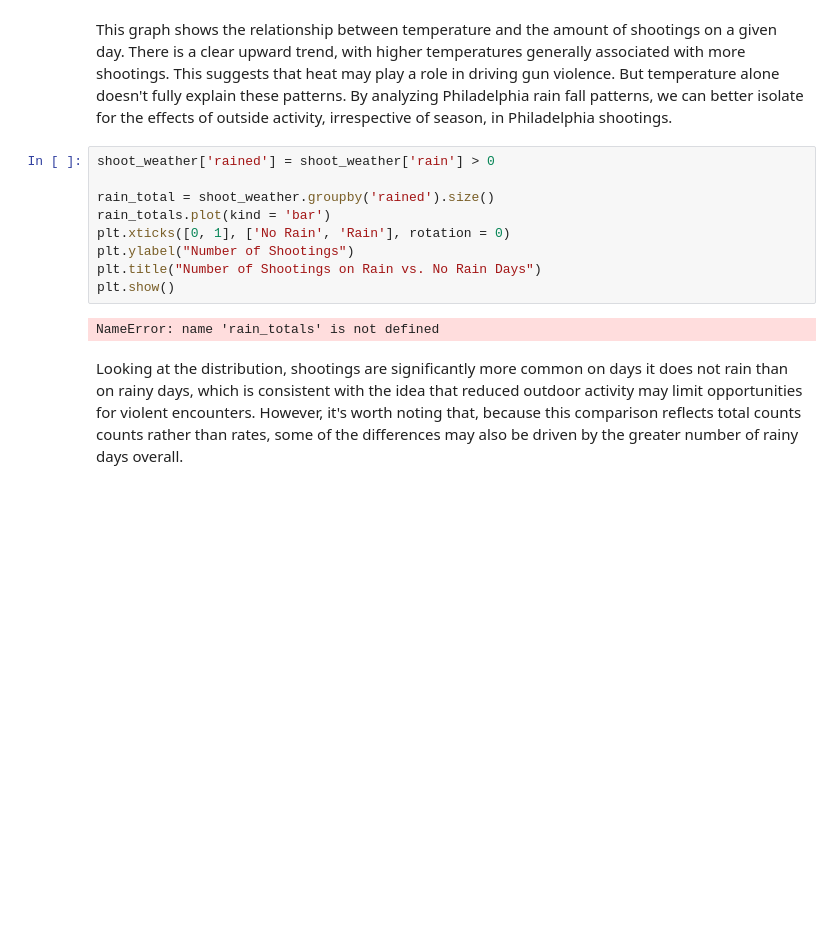
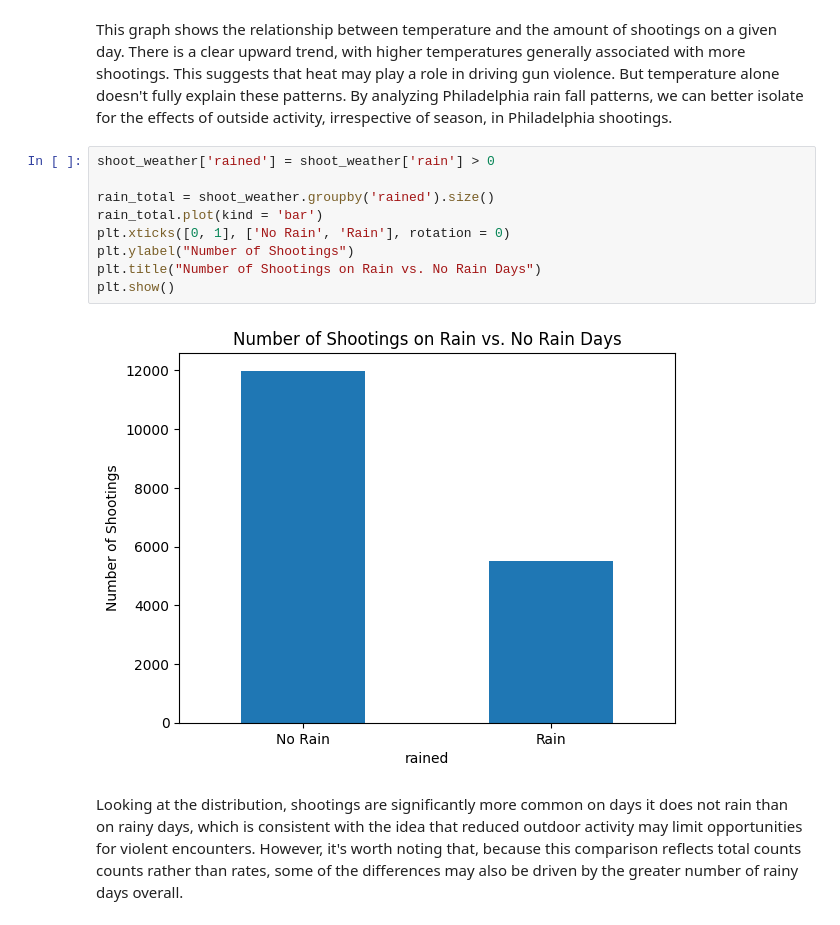
Before and after one commit to noahsebhat/comm3180_S26_Blog, a Jupyter notebook: posts/DOW5_shootings/DOW5.ipynb, the cells around one changed output. Cells and saved outputs as stored; diff of their text form; blank space fills up the shorter version.

```diff
--- a/posts/DOW5_shootings/DOW5.ipynb
+++ b/posts/DOW5_shootings/DOW5.ipynb
@@ -127,14 +127,14 @@ This graph shows the relationship between temperature and the amount of shooting
 # %%
 shoot_weather['rained'] = shoot_weather['rain'] > 0
 
 rain_total = shoot_weather.groupby('rained').size()
-rain_totals.plot(kind = 'bar')
+rain_total.plot(kind = 'bar')
 plt.xticks([0, 1], ['No Rain', 'Rain'], rotation = 0)
 plt.ylabel("Number of Shootings")
 plt.title("Number of Shootings on Rain vs. No Rain Days")
 plt.show()
 # %% [output]
-NameError: name 'rain_totals' is not defined
+[figure, added]
 # %% [markdown]
 Looking at the distribution, shootings are significantly more common on days it does not rain than on rainy days, which is consistent with the idea that reduced outdoor activity may limit opportunities for violent encounters. However, it's worth noting that, because this comparison reflects total counts counts rather than rates, some of the differences may also be driven by the greater number of rainy days overall.
 # %% [markdown]
```
